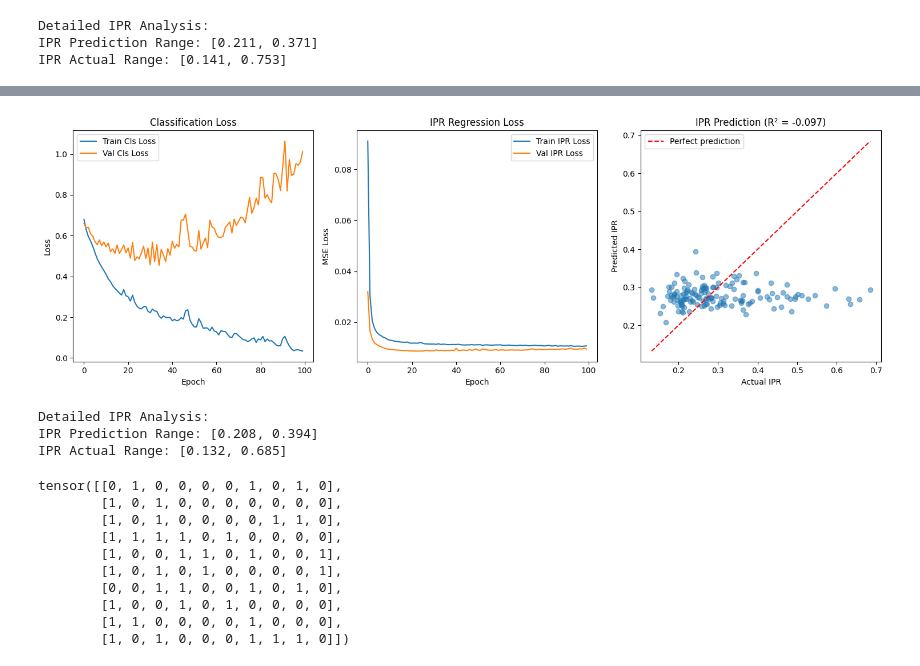
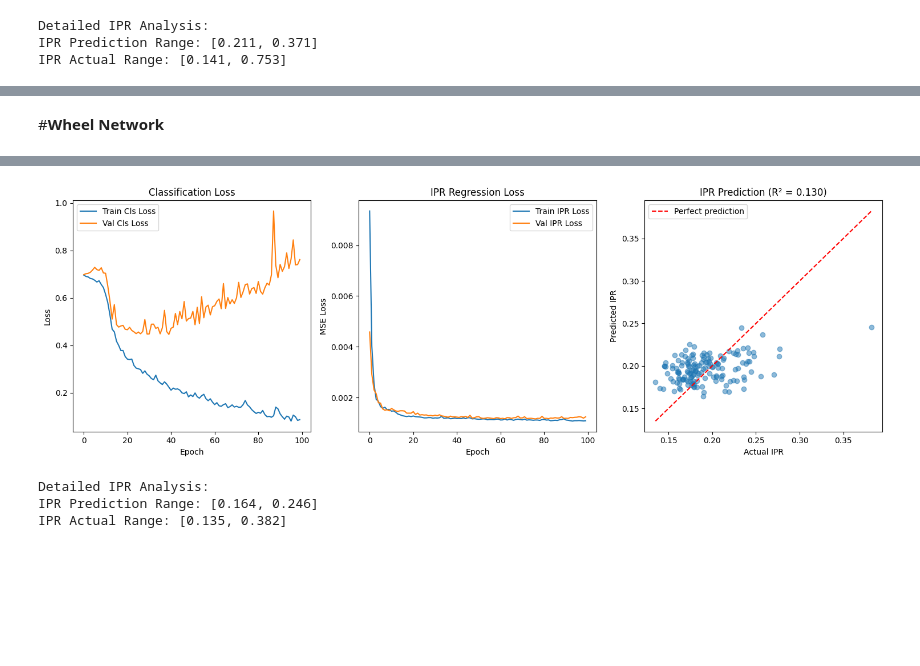
Before and after one commit to shikharkyadesultory/GNN_resilient_network, a Jupyter notebook: Steady_State_GNN(GCN).ipynb, the cells around one changed output, grey strips where cells are left out. Drawn from its saved outputs; the diff is of its cells as text; code cells hidden in the pictures; blank space fills up the shorter version.

```diff
--- a/Steady_State_GNN(GCN).ipynb
+++ b/Steady_State_GNN(GCN).ipynb
@@ -239,7 +239,7 @@ class GraphFilter(nn.Module):
     assert S.shape[0] == self.E
     self.N = S.shape[1]
     assert S.shape[2] == self.N
-    self.S = S
+    self.S = S.double()
   def forward(self, x):
     B = x.shape[0]
     F = x.shape[1]
@@ -359,7 +359,7 @@ class LocalActivationGNN(nn.Module):
       self.permFunction = eval('perm' + order)
       if self.S is not None:
         self.S, self.order = self.permFunction(self.S.numpy())
-        self.S = torch.tensor(self.S, dtype=torch.float32)
+        self.S = torch.tensor(self.S, dtype=torch.float64)
       else:
         self.order = list(range(self.N))
     else:
@@ -989 +1324,3 @@ plt.show()
+# %% [markdown]
+#**Wheel Network**
 # %%
@@ -1027,10 +1397,10 @@ if __name__ == "__main__":
     n_samples = 1000
     batch_size = 32
 
-    star_adj = create_scalefree_network(n_nodes)
+    star_adj = create_wheel_network(n_nodes)
     print(f"star network adjacency matrix shape{star_adj.shape}")
 
-    dataset = ScaleFreeNetworkDataset(n_samples=n_samples, n_nodes=n_nodes,
+    dataset = WheelNetworkDataset(n_samples=n_samples, n_nodes=n_nodes,
                                n_features=n_features, n_classes=n_classes)
 
     train_size = int(0.7 * n_samples)
@@ -1062,7 +1432,10 @@ if __name__ == "__main__":
     }
 
     model = LocalActivationGNN(**model_config)
+    model = model.double()
     device = torch.device("cuda" if torch.cuda.is_available() else "cpu")
+    model = model.to(device)
+
 
     criterion_cls = nn.CrossEntropyLoss()
     criterion_ipr = nn.MSELoss() # Keep IPR criterion
@@ -1132,7 +1505,7 @@ if __name__ == "__main__":
     plt.legend()
 
     plt.tight_layout()
-    plt.savefig('scalefree_network_results.png')
+    plt.savefig('Wheel_network_results.png')
     plt.show()
 
     # Additional detailed analysis
@@ -1160,21 +1533,4 @@ Correlation: -0.0047
-[figure, old version]
+[figure, new version]
 Detailed IPR Analysis:
-IPR Prediction Range: [0.208, 0.394]
-IPR Actual Range: [0.132, 0.685]
+IPR Prediction Range: [0.164, 0.246]
+IPR Actual Range: [0.135, 0.382]
-# %%
-import torch
-
-# Generate a 2x2 tensor with random integers between 0 and 1 (inclusive)
-random_tensor = torch.randint(0, 2, (10, 10))
-print(random_tensor)
-# %% [output]
-tensor([[0, 1, 0, 0, 0, 0, 1, 0, 1, 0],
-        [1, 0, 1, 0, 0, 0, 0, 0, 0, 0],
-        [1, 0, 1, 0, 0, 0, 0, 1, 1, 0],
-        [1, 1, 1, 1, 0, 1, 0, 0, 0, 0],
-        [1, 0, 0, 1, 1, 0, 1, 0, 0, 1],
-        [1, 0, 1, 0, 1, 0, 0, 0, 0, 1],
-        [0, 0, 1, 1, 0, 0, 1, 0, 1, 0],
-        [1, 0, 0, 1, 0, 1, 0, 0, 0, 0],
-        [1, 1, 0, 0, 0, 0, 1, 0, 0, 0],
-        [1, 0, 1, 0, 0, 0, 1, 1, 1, 0]])
```
Also changed, not shown: parts of 8 cells of this notebook.
